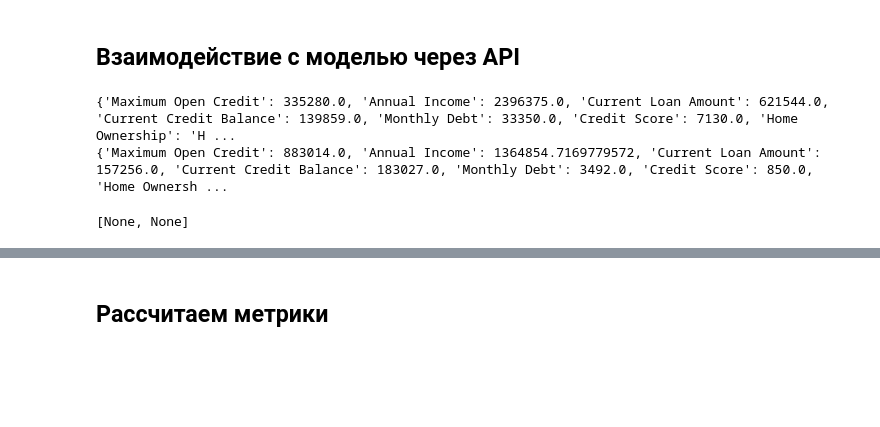
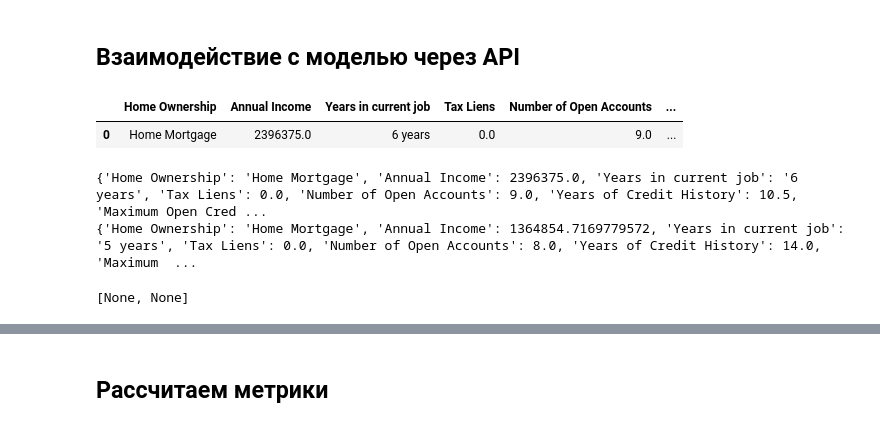
Before and after one commit to VitalyGladyshev/BML, a Jupyter notebook: coursework/ml_credits_evaluation.ipynb, the cells around one changed output, grey strips where cells are left out. Drawn from its saved outputs; the diff is of its cells as text; code cells hidden in the pictures; blank space fills up the shorter version.

Commit message:
Пересоздал модель без OHE Доделал интерфейс Доделал ml_credits_evaluation.ipynb

```diff
--- a/coursework/ml_credits_evaluation.ipynb
+++ b/coursework/ml_credits_evaluation.ipynb
@@ -3,11 +13,11 @@
 # %%
-import pandas as pd
-from sklearn.metrics import roc_auc_score,roc_curve
-from urllib import request, parse
-import json
-
-X_test_m = pd.read_csv("./data/X_valid.csv")
-y_test_m = pd.read_csv("./data/y_valid.csv")
+X_valid = pd.read_csv("./data/X_valid.csv")
+y_valid = pd.read_csv("./data/y_valid.csv")
+# %%
+X_valid[:1]
+# %% [output]
+|  | Home Ownership | Annual Income | Years in current job | Tax Liens | Number of Open Accounts | ... |
+| 0 | Home Mortgage | 2396375.0 | 6 years | 0.0 | 9.0 | ... |
 # %%
 total_columns_list = ['Maximum Open Credit', 'Annual Income', 'Current Loan Amount', 'Current Credit Balance',
                       'Monthly Debt', 'Credit Score', 'Home Ownership', 'Years in current job', 'Purpose', 'Term',
@@ -17,10 +27,11 @@ total_columns_list = ['Maximum Open Credit', 'Annual Income', 'Current Loan Amou
 def print_my(body):
     print(body)
 # %%
-[print_my(x) for x in X_test_m[total_columns_list].head(2).T.to_dict('dict').values()]
+# [print_my(x) for x in X_valid[total_columns_list].head(2).T.to_dict('dict').values()]
+[print_my(x) for x in X_valid.head(2).T.to_dict('dict').values()]
 # %% [output]
-{'Maximum Open Credit': 335280.0, 'Annual Income': 2396375.0, 'Current Loan Amount': 621544.0, 'Current Credit Balance': 139859.0, 'Monthly Debt': 33350.0, 'Credit Score': 7130.0, 'Home Ownership': 'H ...
-{'Maximum Open Credit': 883014.0, 'Annual Income': 1364854.7169779572, 'Current Loan Amount': 157256.0, 'Current Credit Balance': 183027.0, 'Monthly Debt': 3492.0, 'Credit Score': 850.0, 'Home Ownersh ...
+{'Home Ownership': 'Home Mortgage', 'Annual Income': 2396375.0, 'Years in current job': '6 years', 'Tax Liens': 0.0, 'Number of Open Accounts': 9.0, 'Years of Credit History': 10.5, 'Maximum Open Cred ...
+{'Home Ownership': 'Home Mortgage', 'Annual Income': 1364854.7169779572, 'Years in current job': '5 years', 'Tax Liens': 0.0, 'Number of Open Accounts': 8.0, 'Years of Credit History': 14.0, 'Maximum  ...
 [None, None]
 # %%
 def get_prediction_my(body):
```
Also changed, not shown: parts of 10 cells of this notebook, 4 other files.
